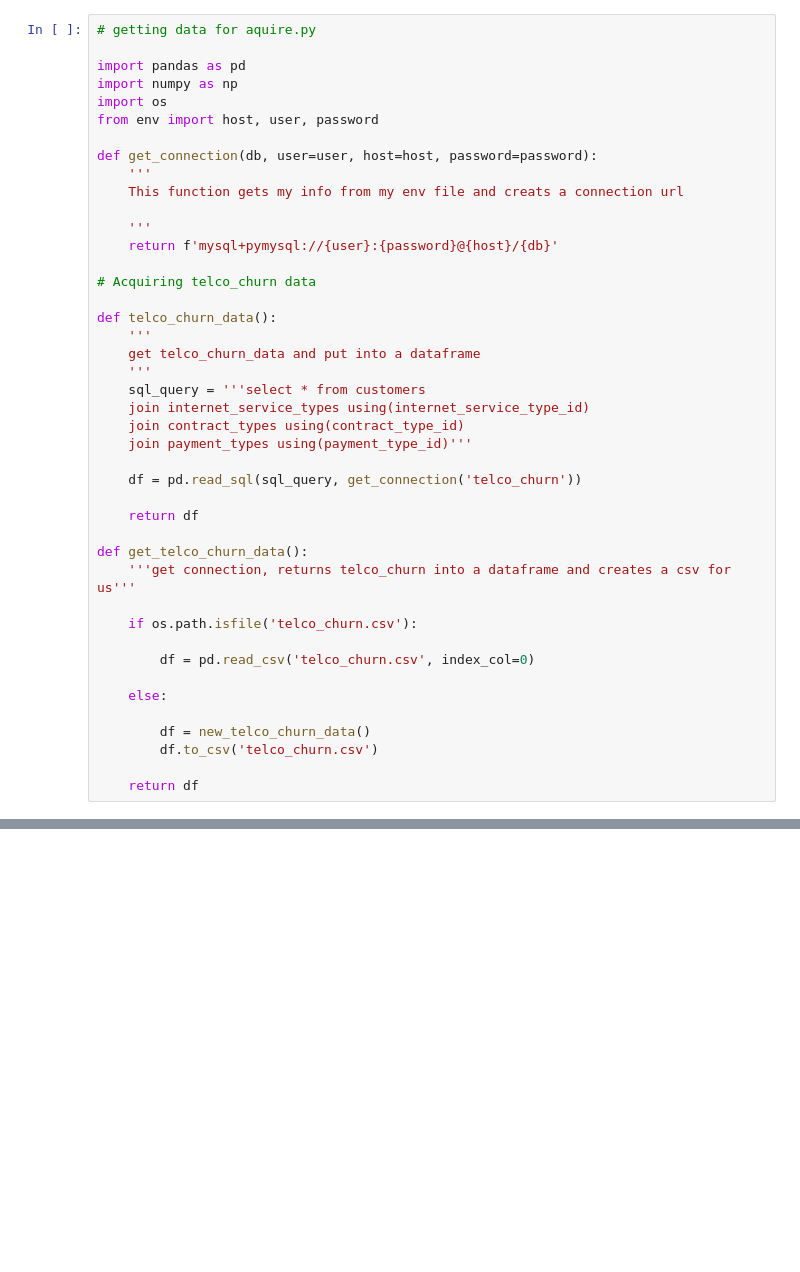
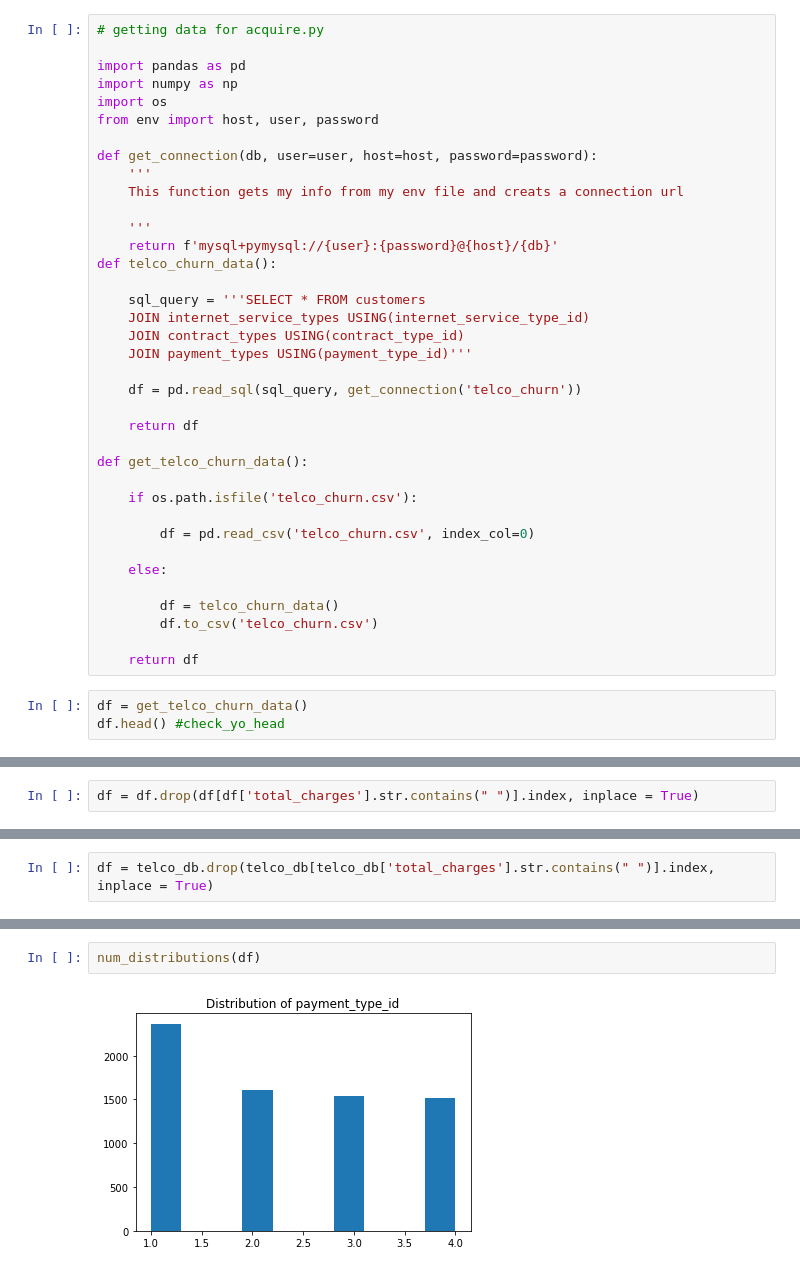
Before and after one commit to jamesallen0351/telco_classification_project, a Jupyter notebook: scratchpad.ipynb, the cells around one changed output, grey strips where cells are left out. Drawn from its saved outputs; the diff is of its cells as text; blank space fills up the shorter version.

Commit message:
update acquire and add telco_churn csv

```diff
--- a/scratchpad.ipynb
+++ b/scratchpad.ipynb
@@ -1,5 +3,5 @@
 # %%
-# getting data for aquire.py
+# getting data for acquire.py
 
 import pandas as pd
 import numpy as np
@@ -12,24 +14,18 @@ def get_connection(db, user=user, host=host, password=password):
 
     '''
     return f'mysql+pymysql://{user}:{password}@{host}/{db}'
+def telco_churn_data():
 
-# Acquiring telco_churn data
-
-def telco_churn_data():
-    '''
-    get telco_churn_data and put into a dataframe
-    '''
-    sql_query = '''select * from customers
-    join internet_service_types using(internet_service_type_id)
-    join contract_types using(contract_type_id)
-    join payment_types using(payment_type_id)'''
+    sql_query = '''SELECT * FROM customers
+    JOIN internet_service_types USING(internet_service_type_id)
+    JOIN contract_types USING(contract_type_id)
+    JOIN payment_types USING(payment_type_id)'''
 
     df = pd.read_sql(sql_query, get_connection('telco_churn'))
 
     return df
 
 def get_telco_churn_data():
-    '''get connection, returns telco_churn into a dataframe and creates a csv for us'''
 
     if os.path.isfile('telco_churn.csv'):
 
@@ -37,7 +33,10 @@ def get_telco_churn_data():
 
     else:
 
-        df = new_telco_churn_data()
+        df = telco_churn_data()
         df.to_csv('telco_churn.csv')
 
     return df
+# %%
+df = get_telco_churn_data()
+df.head() #check_yo_head
@@ -43,0 +67,2 @@ def get_telco_churn_data():
+# %%
+df = df.drop(df[df['total_charges'].str.contains(" ")].index, inplace = True)
@@ -43,0 +128,2 @@ def get_telco_churn_data():
+# %%
+df = telco_db.drop(telco_db[telco_db['total_charges'].str.contains(" ")].index, inplace = True)
@@ -43,0 +132,4 @@ def get_telco_churn_data():
+# %%
+num_distributions(df)
+# %% [output]
+[figure, added]
```
Also changed, not shown: parts of 10 cells of this notebook, 2 other files.
